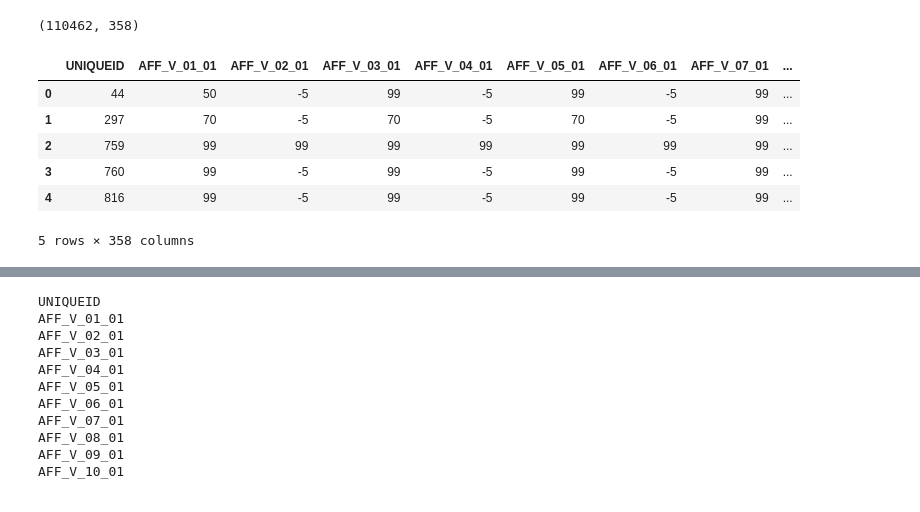
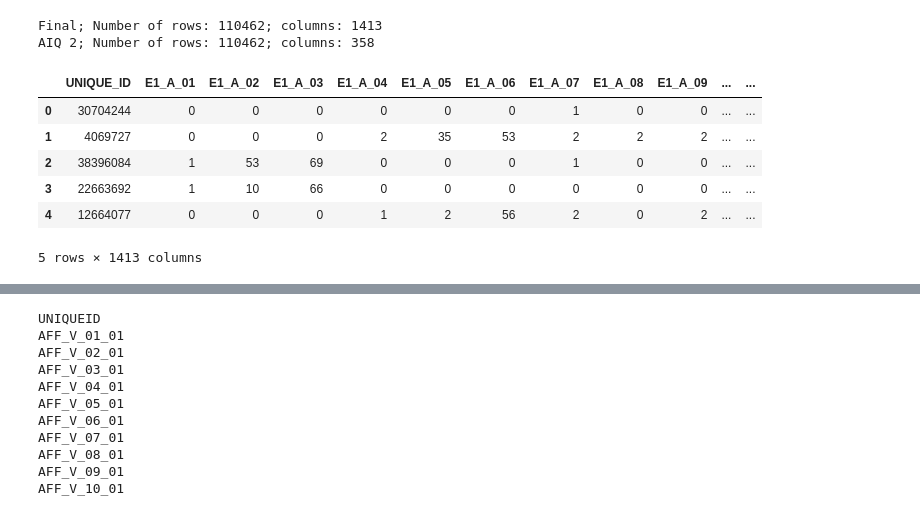
Before and after one commit to hdychko/terminus, a Jupyter notebook: notebooks/EDA-AIQ2 Block - Cashplus.ipynb, the cells around one changed output, grey strips where cells are left out. Drawn from its saved outputs; the diff is of its cells as text; code cells hidden in the pictures.

Commit message:
feat: Check datasets

```diff
--- a/notebooks/EDA-AIQ2 Block - Cashplus.ipynb
+++ b/notebooks/EDA-AIQ2 Block - Cashplus.ipynb
@@ -7,14 +5,24 @@ df = pd.read_csv(os.path.join('data', 'AIQ2 Block - Cashplus.csv'))
+# %%
+DATA_PATH = os.path.join(os.getcwd(), '..')
+DATA_PATH = os.path.join(DATA_PATH, 'data')
+COMMERCIAL_DATA_PATH = os.path.join(DATA_PATH, 'commercial')
+# %%
+# read data
+df_final = pd.read_csv(os.path.join(DATA_PATH, 'Final_Dataset.csv'), low_memory=False)
+df_aiq2 = pd.read_csv(os.path.join(DATA_PATH, 'AIQ2 Block - Cashplus.csv'))
 # %%
-df.shape
+print('Final; Number of rows: %.0f; columns: %.0f' % df_final.shape)
+print('AIQ 2; Number of rows: %.0f; columns: %.0f' % df_aiq2.shape)
 # %% [output]
-(110462, 358)
+Final; Number of rows: 110462; columns: 1413
+AIQ 2; Number of rows: 110462; columns: 358
 # %%
-df.head()
+df_final.head()
 # %% [output]
-|  | UNIQUEID | AFF_V_01_01 | AFF_V_02_01 | AFF_V_03_01 | AFF_V_04_01 | AFF_V_05_01 | AFF_V_06_01 | AFF_V_07_01 | ... |
-| 0 | 44 | 50 | -5 | 99 | -5 | 99 | -5 | 99 | ... |
-| 1 | 297 | 70 | -5 | 70 | -5 | 70 | -5 | 99 | ... |
-| 2 | 759 | 99 | 99 | 99 | 99 | 99 | 99 | 99 | ... |
-| 3 | 760 | 99 | -5 | 99 | -5 | 99 | -5 | 99 | ... |
-| 4 | 816 | 99 | -5 | 99 | -5 | 99 | -5 | 99 | ... |
+|  | UNIQUE_ID | E1_A_01 | E1_A_02 | E1_A_03 | E1_A_04 | E1_A_05 | E1_A_06 | E1_A_07 | E1_A_08 | E1_A_09 | ... | ... |
+| 0 | 30704244 | 0 | 0 | 0 | 0 | 0 | 0 | 1 | 0 | 0 | ... | ... |
+| 1 | 4069727 | 0 | 0 | 0 | 2 | 35 | 53 | 2 | 2 | 2 | ... | ... |
+| 2 | 38396084 | 1 | 53 | 69 | 0 | 0 | 0 | 1 | 0 | 0 | ... | ... |
+| 3 | 22663692 | 1 | 10 | 66 | 0 | 0 | 0 | 0 | 0 | 0 | ... | ... |
+| 4 | 12664077 | 0 | 0 | 0 | 1 | 2 | 56 | 2 | 0 | 2 | ... | ... |
-5 rows × 358 columns
+5 rows × 1413 columns
```
Also changed, not shown: parts of 14 cells of this notebook, 14 other files.
